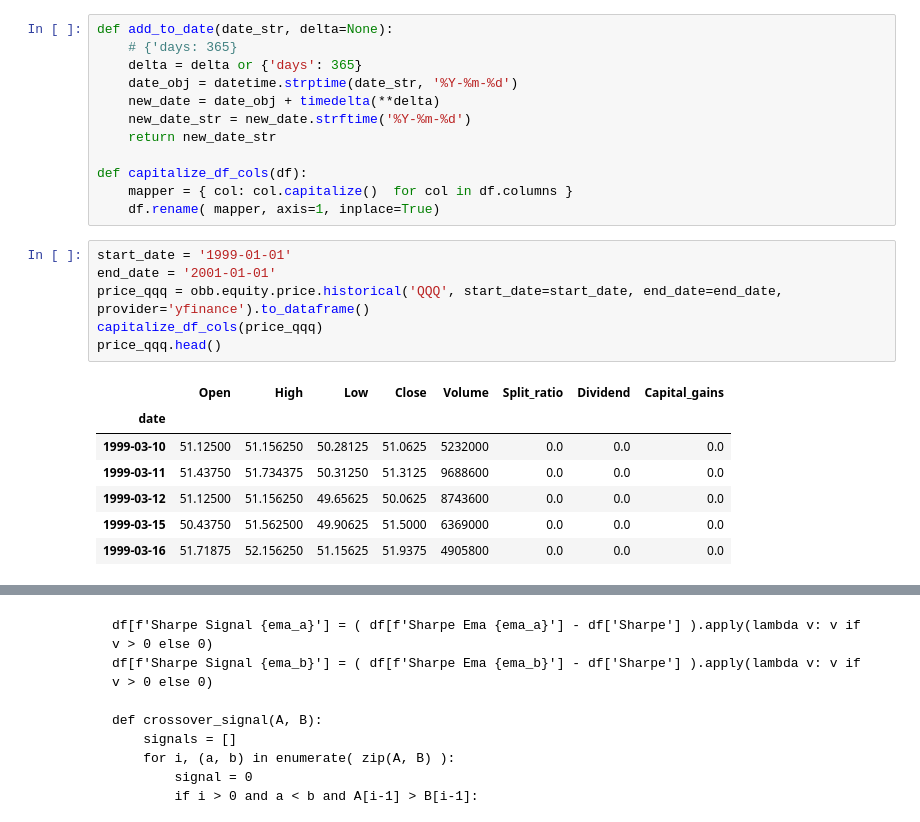
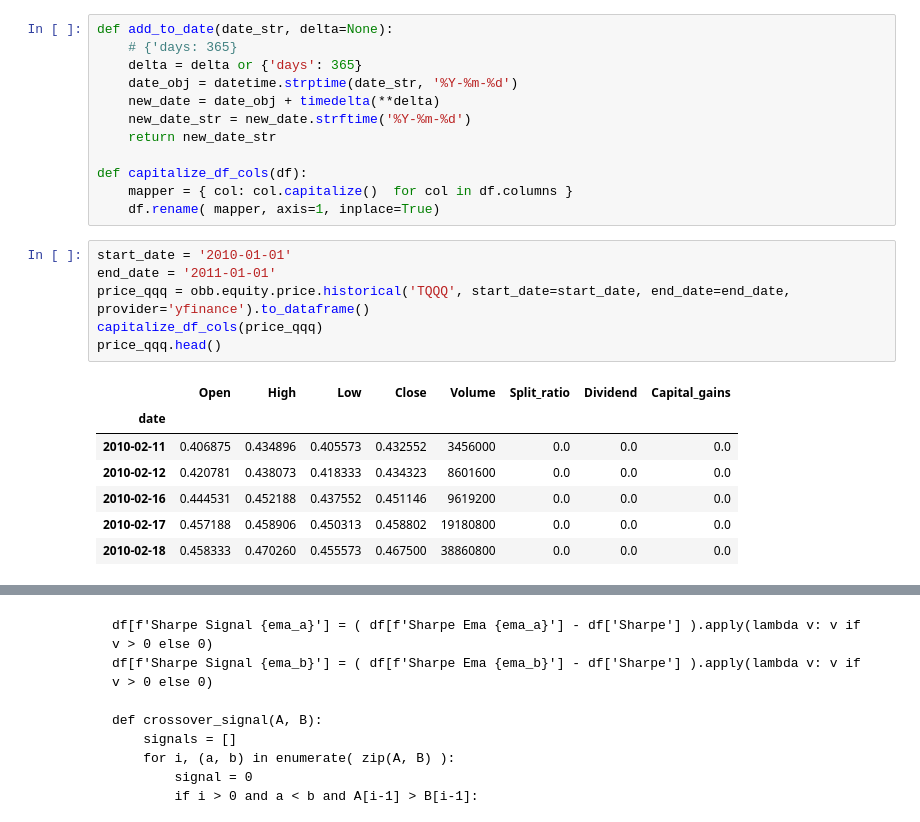
Before and after one commit to victortangggg/trading, a Jupyter notebook: research/TQQQ.ipynb, the cells around one changed output, grey strips where cells are left out. Saved outputs shown, nothing was run; the diff lists cells and outputs as text.

```diff
--- a/research/TQQQ.ipynb
+++ b/research/TQQQ.ipynb
@@ -30,19 +30,19 @@ def capitalize_df_cols(df):
     mapper = { col: col.capitalize()  for col in df.columns }
     df.rename( mapper, axis=1, inplace=True)
 # %%
-start_date = '1999-01-01'
-end_date = '2001-01-01'
-price_qqq = obb.equity.price.historical('QQQ', start_date=start_date, end_date=end_date, provider='yfinance').to_dataframe()
+start_date = '2010-01-01'
+end_date = '2011-01-01'
+price_qqq = obb.equity.price.historical('TQQQ', start_date=start_date, end_date=end_date, provider='yfinance').to_dataframe()
 capitalize_df_cols(price_qqq)
 price_qqq.head()
 # %% [output]
 |  | Open | High | Low | Close | Volume | Split_ratio | Dividend | Capital_gains |
 | date |  |  |  |  |  |  |  |  |
-| 1999-03-10 | 51.12500 | 51.156250 | 50.28125 | 51.0625 | 5232000 | 0.0 | 0.0 | 0.0 |
-| 1999-03-11 | 51.43750 | 51.734375 | 50.31250 | 51.3125 | 9688600 | 0.0 | 0.0 | 0.0 |
-| 1999-03-12 | 51.12500 | 51.156250 | 49.65625 | 50.0625 | 8743600 | 0.0 | 0.0 | 0.0 |
-| 1999-03-15 | 50.43750 | 51.562500 | 49.90625 | 51.5000 | 6369000 | 0.0 | 0.0 | 0.0 |
-| 1999-03-16 | 51.71875 | 52.156250 | 51.15625 | 51.9375 | 4905800 | 0.0 | 0.0 | 0.0 |
+| 2010-02-11 | 0.406875 | 0.434896 | 0.405573 | 0.432552 | 3456000 | 0.0 | 0.0 | 0.0 |
+| 2010-02-12 | 0.420781 | 0.438073 | 0.418333 | 0.434323 | 8601600 | 0.0 | 0.0 | 0.0 |
+| 2010-02-16 | 0.444531 | 0.452188 | 0.437552 | 0.451146 | 9619200 | 0.0 | 0.0 | 0.0 |
+| 2010-02-17 | 0.457188 | 0.458906 | 0.450313 | 0.458802 | 19180800 | 0.0 | 0.0 | 0.0 |
+| 2010-02-18 | 0.458333 | 0.470260 | 0.455573 | 0.467500 | 38860800 | 0.0 | 0.0 | 0.0 |
 # %%
 trates = obb.fixedincome.government.treasury_rates(start_date=start_date, end_date=end_date).to_dataframe()
 capitalize_df_cols(trates)
```
Also changed, not shown: parts of 9 cells of this notebook, 7 other files.
